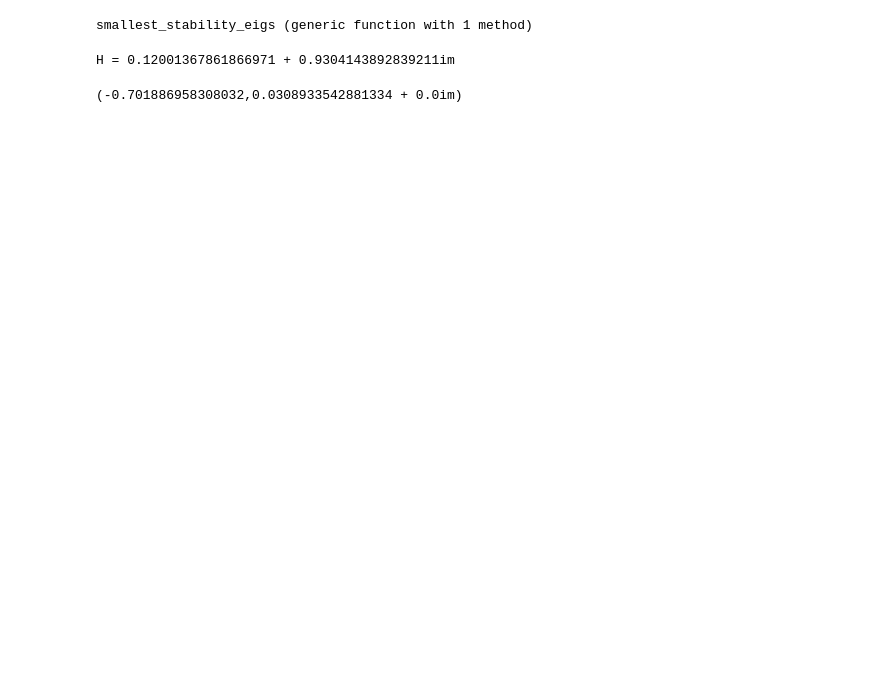
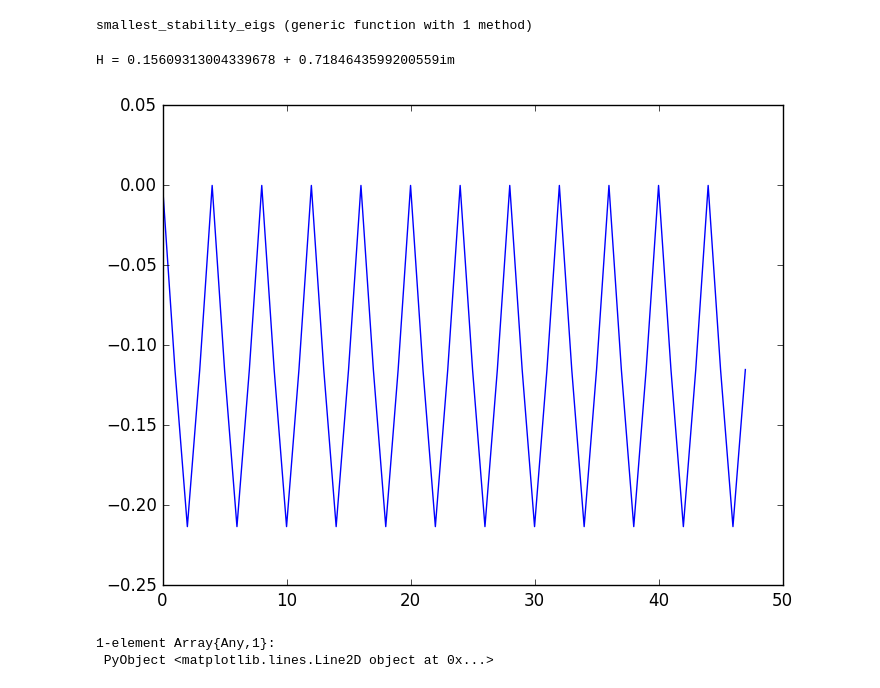
Before and after one commit to xdavidliu/salt_degeneracy_paper, a Jupyter notebook: test.ipynb, the cells around one changed output. Saved outputs shown, nothing was run; the diff lists cells and outputs as text; code cells hidden in the pictures; blank space fills up the shorter version.

```diff
--- a/test.ipynb
+++ b/test.ipynb
@@ -55,8 +55,11 @@ println("H = ", H, '\n')
 #     end
 #     z² == 1 && println()
 # end
-
-imag(j), √(0.0im+abs(k)^2-real(j)^2)
 # %% [output]
-H = 0.12001367861866971 + 0.9304143892839211im
+H = 0.15609313004339678 + 0.7184643599200559im
-(-0.701886958308032,0.0308933542881334 + 0.0im)
+# %%
+plot(imag(Es[1] .* Es[2]))
+# %% [output]
+[figure, added]
+1-element Array{Any,1}:
+ PyObject <matplotlib.lines.Line2D object at 0x...>
```
Also changed, not shown: 1 other file.
